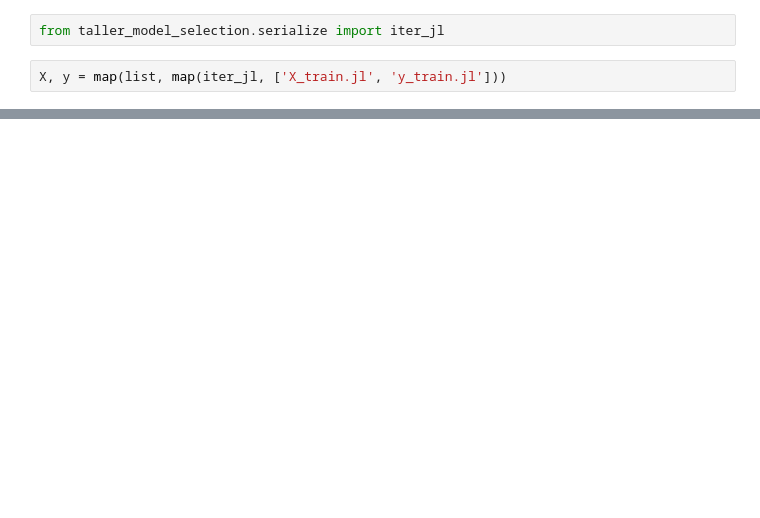
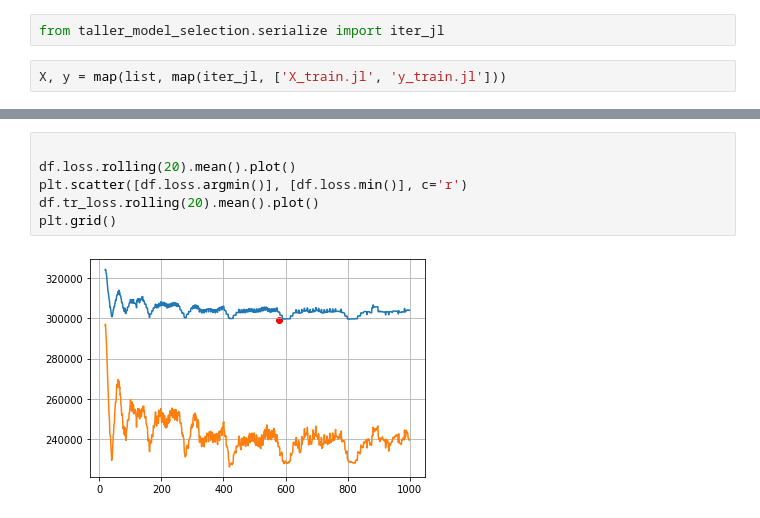
Before and after one commit to elsonidoq/ml-practico-2022, a Jupyter notebook: notebooks/taller-model-selection/03-model_selection.ipynb, the cells around one changed output, grey strips where cells are left out. Drawn from its saved outputs; the diff is of its cells as text; blank space fills up the shorter version.

```diff
--- a/notebooks/taller-model-selection/03-model_selection.ipynb
+++ b/notebooks/taller-model-selection/03-model_selection.ipynb
@@ -100,0 +173,8 @@ KeyError: 'status'
+# %%
+
+df.loss.rolling(20).mean().plot()
+plt.scatter([df.loss.argmin()], [df.loss.min()], c='r')
+df.tr_loss.rolling(20).mean().plot()
+plt.grid()
+# %% [output]
+[figure, added]
```
Also changed, not shown: parts of 16 cells of this notebook.
